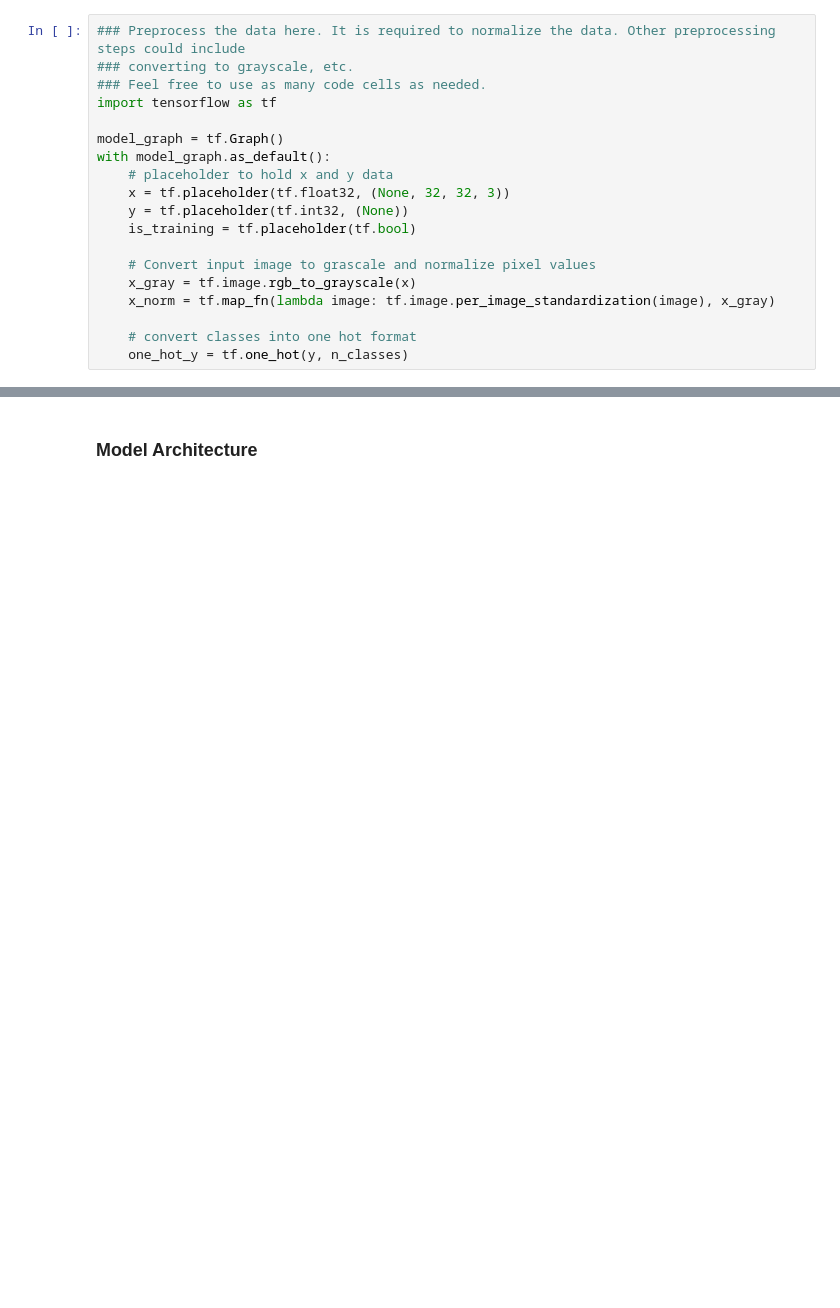
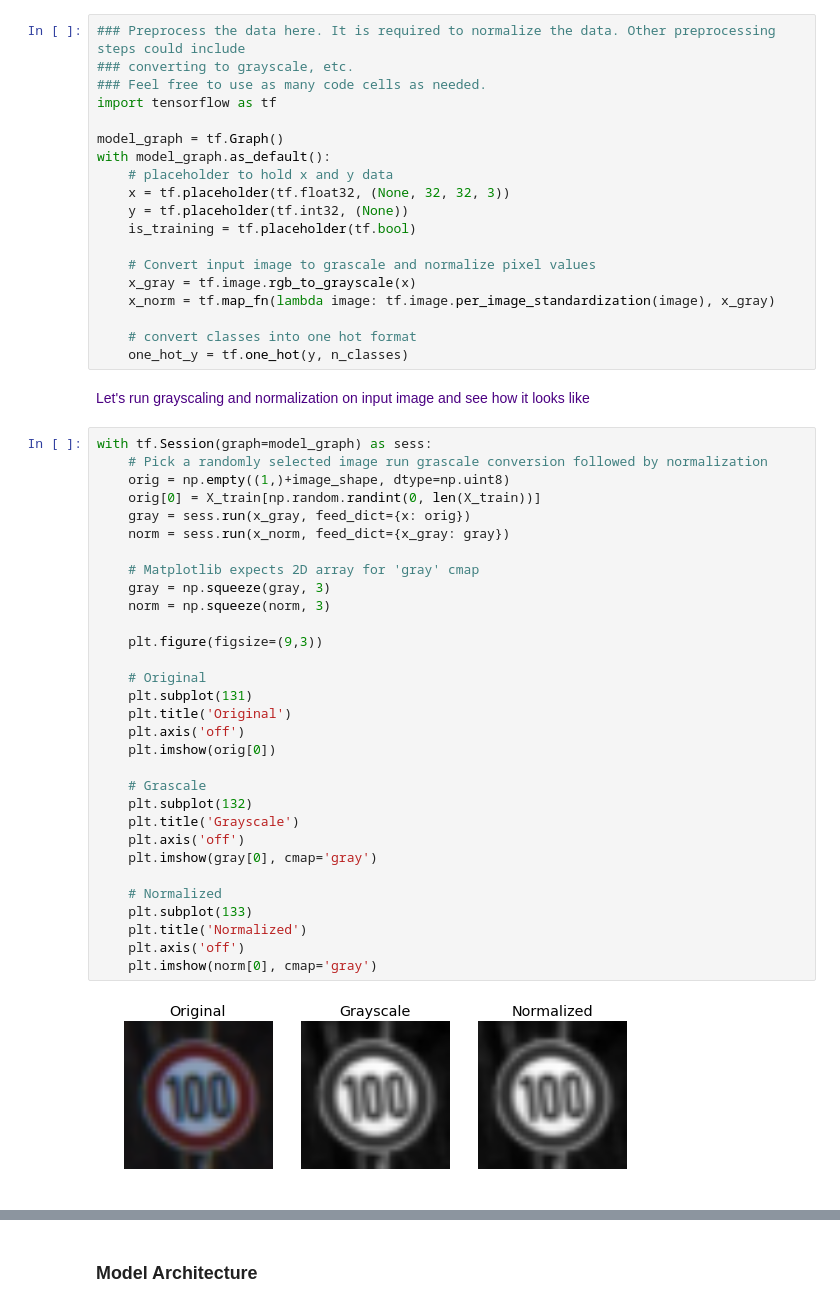
Before and after one commit to rajatsharma01/CarND-Traffic-Sign-Classifier-Project, a Jupyter notebook: Traffic_Sign_Classifier.ipynb, the cells around one changed output, grey strips where cells are left out. Cells and saved outputs as stored; diff of their text form; blank space fills up the shorter version.

```diff
--- a/Traffic_Sign_Classifier.ipynb
+++ b/Traffic_Sign_Classifier.ipynb
@@ -163,3 +201,38 @@ with model_graph.as_default():
 
     # convert classes into one hot format
     one_hot_y = tf.one_hot(y, n_classes)
+# %% [markdown]
+<span style="color:indigo">Let's run grayscaling and normalization on input image and see how it looks like<span>
+# %%
+with tf.Session(graph=model_graph) as sess:
+    # Pick a randomly selected image run grascale conversion followed by normalization
+    orig = np.empty((1,)+image_shape, dtype=np.uint8)
+    orig[0] = X_train[np.random.randint(0, len(X_train))]
+    gray = sess.run(x_gray, feed_dict={x: orig})
+    norm = sess.run(x_norm, feed_dict={x_gray: gray})
+
+    # Matplotlib expects 2D array for 'gray' cmap
+    gray = np.squeeze(gray, 3)
+    norm = np.squeeze(norm, 3)
+
+    plt.figure(figsize=(9,3))
+
+    # Original
+    plt.subplot(131)
+    plt.title('Original')
+    plt.axis('off')
+    plt.imshow(orig[0])
+
+    # Grascale
+    plt.subplot(132)
+    plt.title('Grayscale')
+    plt.axis('off')
+    plt.imshow(gray[0], cmap='gray')
+
+    # Normalized
+    plt.subplot(133)
+    plt.title('Normalized')
+    plt.axis('off')
+    plt.imshow(norm[0], cmap='gray')
+# %% [output]
+[figure, added]
```
Also changed, not shown: parts of 39 cells of this notebook, 1 other file.
